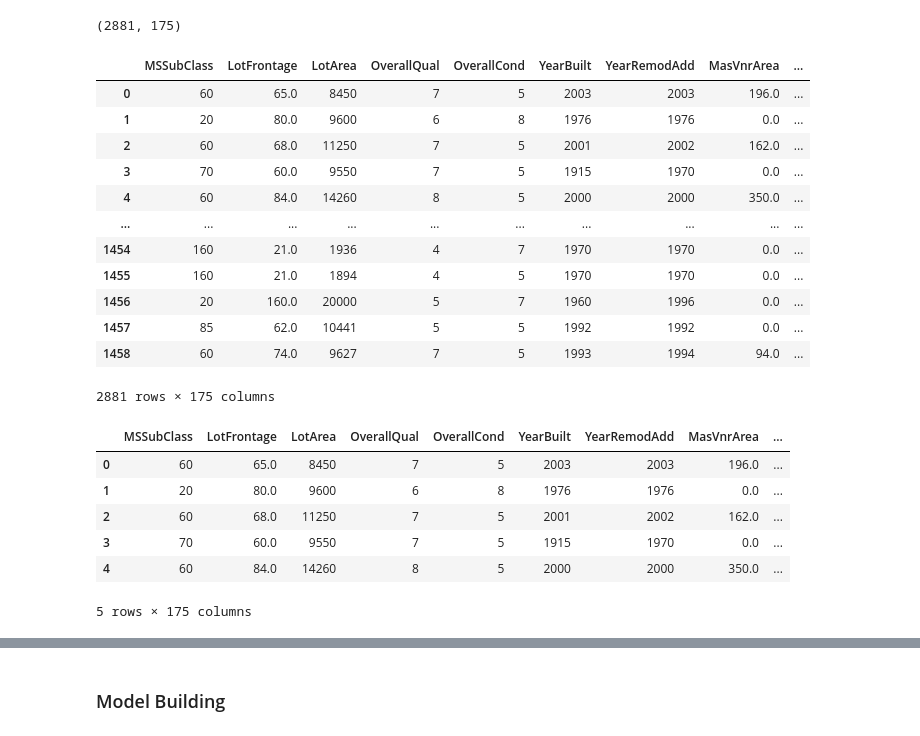
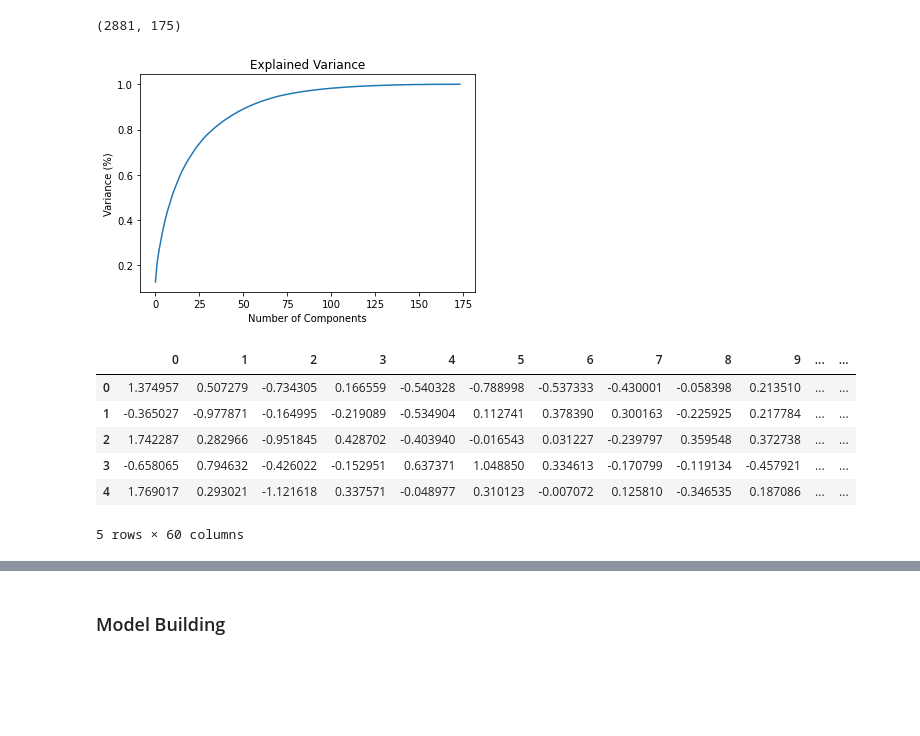
Before and after one commit to Yash4850/DataScience, a Jupyter notebook: House price Prediction/House Price Prediction.ipynb, the cells around one changed output, grey strips where cells are left out. Saved outputs shown, nothing was run; the diff lists cells and outputs as text; code cells hidden in the pictures; blank space fills up the shorter version.

```diff
--- a/House price Prediction/House Price Prediction.ipynb
+++ b/House price Prediction/House Price Prediction.ipynb
@@ -227,19 +253,36 @@ final_df =final_df.loc[:,~final_df.columns.duplicated()]
 final_df.shape
 # %% [output]
 (2881, 175)
-# %%
-final_df
-# %% [output]
-|  | MSSubClass | LotFrontage | LotArea | OverallQual | OverallCond | YearBuilt | YearRemodAdd | MasVnrArea | ... |
-| 0 | 60 | 65.0 | 8450 | 7 | 5 | 2003 | 2003 | 196.0 | ... |
-| 1 | 20 | 80.0 | 9600 | 6 | 8 | 1976 | 1976 | 0.0 | ... |
-| 2 | 60 | 68.0 | 11250 | 7 | 5 | 2001 | 2002 | 162.0 | ... |
-| 3 | 70 | 60.0 | 9550 | 7 | 5 | 1915 | 1970 | 0.0 | ... |
-| 4 | 60 | 84.0 | 14260 | 8 | 5 | 2000 | 2000 | 350.0 | ... |
-| ... | ... | ... | ... | ... | ... | ... | ... | ... | ... |
-| 1454 | 160 | 21.0 | 1936 | 4 | 7 | 1970 | 1970 | 0.0 | ... |
-| 1455 | 160 | 21.0 | 1894 | 4 | 5 | 1970 | 1970 | 0.0 | ... |
-| 1456 | 20 | 160.0 | 20000 | 5 | 7 | 1960 | 1996 | 0.0 | ... |
-| 1457 | 85 | 62.0 | 10441 | 5 | 5 | 1992 | 1992 | 0.0 | ... |
-| 1458 | 60 | 74.0 | 9627 | 7 | 5 | 1993 | 1994 | 94.0 | ... |
-2881 rows × 175 columns
+# %%
+df_final = final_df.drop(['SalePrice'],axis=1)
+# %%
+#Normalizing the data for PCA
+from sklearn.preprocessing import MinMaxScaler
+scalar = MinMaxScaler()
+df_transform = scalar.fit_transform(df_final)
+# %%
+from sklearn.decomposition import PCA
+import numpy as np
+pca = PCA()
+principalComponents = pca.fit_transform(df_transform)
+plt.figure()
+plt.plot(np.cumsum(pca.explained_variance_ratio_))
+plt.xlabel('Number of Components')
+plt.ylabel('Variance (%)') #for each component
+plt.title('Explained Variance')
+plt.show()
+# %% [output]
+[figure, added]
+# %%
+pca = PCA(n_components=60)
+principalComponents = pca.fit_transform(df_transform)
+df_final = pd.DataFrame(principalComponents)
+df_final.head()
+# %% [output]
+|  | 0 | 1 | 2 | 3 | 4 | 5 | 6 | 7 | 8 | 9 | ... | ... |
+| 0 | 1.374957 | 0.507279 | -0.734305 | 0.166559 | -0.540328 | -0.788998 | -0.537333 | -0.430001 | -0.058398 | 0.213510 | ... | ... |
+| 1 | -0.365027 | -0.977871 | -0.164995 | -0.219089 | -0.534904 | 0.112741 | 0.378390 | 0.300163 | -0.225925 | 0.217784 | ... | ... |
+| 2 | 1.742287 | 0.282966 | -0.951845 | 0.428702 | -0.403940 | -0.016543 | 0.031227 | -0.239797 | 0.359548 | 0.372738 | ... | ... |
+| 3 | -0.658065 | 0.794632 | -0.426022 | -0.152951 | 0.637371 | 1.048850 | 0.334613 | -0.170799 | -0.119134 | -0.457921 | ... | ... |
+| 4 | 1.769017 | 0.293021 | -1.121618 | 0.337571 | -0.048977 | 0.310123 | -0.007072 | 0.125810 | -0.346535 | 0.187086 | ... | ... |
+5 rows × 60 columns
@@ -249,10 +298,0 @@ df_Test=final_df.iloc[1422:,:]
-# %%
-df_Train.head()
-# %% [output]
-|  | MSSubClass | LotFrontage | LotArea | OverallQual | OverallCond | YearBuilt | YearRemodAdd | MasVnrArea | ... |
-| 0 | 60 | 65.0 | 8450 | 7 | 5 | 2003 | 2003 | 196.0 | ... |
-| 1 | 20 | 80.0 | 9600 | 6 | 8 | 1976 | 1976 | 0.0 | ... |
-| 2 | 60 | 68.0 | 11250 | 7 | 5 | 2001 | 2002 | 162.0 | ... |
-| 3 | 70 | 60.0 | 9550 | 7 | 5 | 1915 | 1970 | 0.0 | ... |
-| 4 | 60 | 84.0 | 14260 | 8 | 5 | 2000 | 2000 | 350.0 | ... |
-5 rows × 175 columns
```
Also changed, not shown: parts of 44 cells of this notebook, 2 other files.
